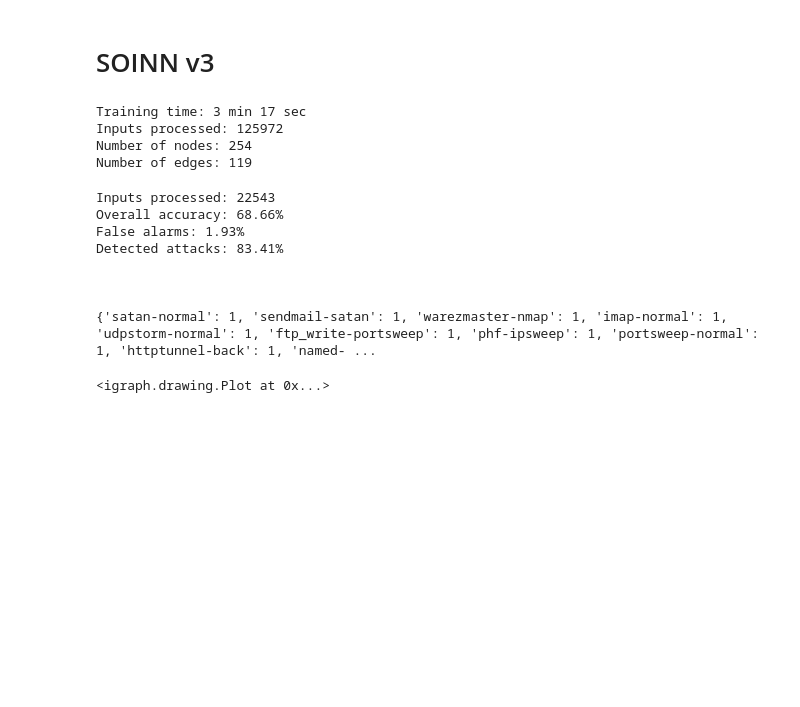
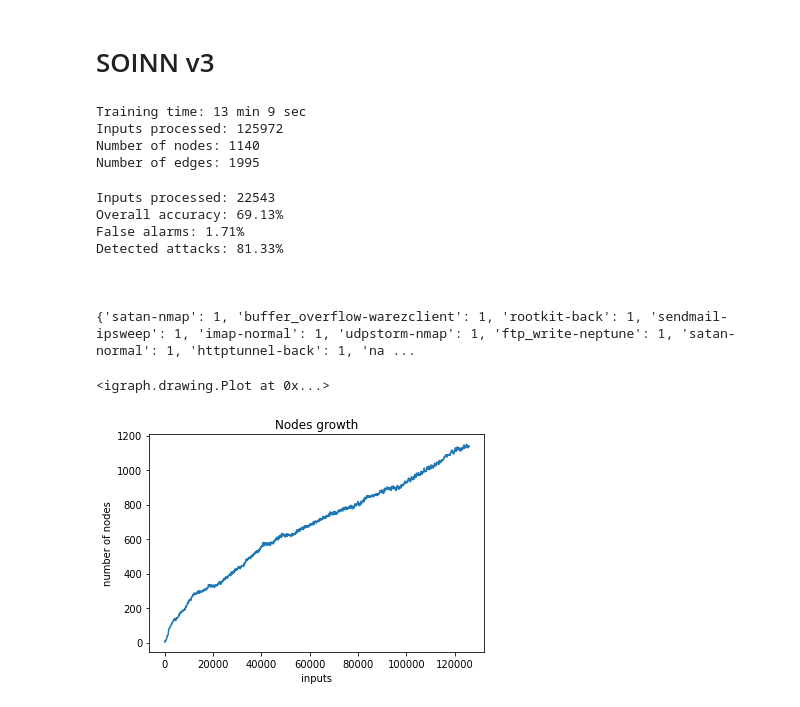
Before and after one commit to marcellorinaldo/SF-SOINN-IDS, a Jupyter notebook: nb_experiments.ipynb, the cells around one changed output. Drawn from its saved outputs; the diff is of its cells as text; code cells hidden in the pictures; blank space fills up the shorter version.

```diff
--- a/nb_experiments.ipynb
+++ b/nb_experiments.ipynb
@@ -12,6 +13,41 @@ from SOINN import ASOINN
 from SOINN import SOINN_plus
 from SOINN import SOINN_plus_v2
 from SOINN import SOINN_plus_v3
+# %%
+def run_train(s):
+    xs = []
+    n_nodes = []
+    n_edges = []
+
+    start_time = time.time()
+
+    for index, row in train.iterrows():
+        x = row.values
+        y = y_train[index]
+        s.fit_input_signal(x, y)
+        # print completed percentage
+        percent_completed = round((index / len(train))*100, 2)
+        if index % 100 == 0 or index == len(train):
+            clear_output(wait=True)
+            print(f'Processing input {index}: {percent_completed}% completed')
+            n_nodes.append(s.network.vcount())
+            n_edges.append(s.network.ecount())
+            xs.append(index)
+
+    finish_time = round(time.time() - start_time)
+    mins = round(finish_time / 60)
+    secs = finish_time % 60
+
+    clear_output(wait=True)
+    print(f'Training time: {mins} min {secs} sec')
+    print(f'Inputs processed: {index}')
+
+    n_v = s.network.vcount()
+    n_e = s.network.ecount()
+    print(f'Number of nodes: {n_v}')
+    print(f'Number of edges: {n_e}')
+
+    return xs, n_nodes, n_edges
 # %%
 def run_test(s):
     n_errors = 0
@@ -247,27 +257,35 @@ x2 = train.iloc[rand_int].values
 rand_int = random.randint(1, len(train) - 1)
 x3 = train.iloc[rand_int].values
 
-s = SOINN_plus_v3.SOINN_plus(x1, x2, x3)
+s = SOINN_plus_v3.SOINN_plus(x1, x2, x3, edge_max_age=20)
 
-run_train(s)
+xs, n_nodes, n_edges = run_train(s)
 # %% [output]
-Training time: 3 min 17 sec
+Training time: 13 min 9 sec
 Inputs processed: 125972
-Number of nodes: 254
-Number of edges: 119
+Number of nodes: 1140
+Number of edges: 1995
 # %%
 run_test(s)
 # %% [output]
 Inputs processed: 22543
-Overall accuracy: 68.66%
-False alarms: 1.93%
-Detected attacks: 83.41%
+Overall accuracy: 69.13%
+False alarms: 1.71%
+Detected attacks: 81.33%
 
 
 
-{'satan-normal': 1, 'sendmail-satan': 1, 'warezmaster-nmap': 1, 'imap-normal': 1, 'udpstorm-normal': 1, 'ftp_write-portsweep': 1, 'phf-ipsweep': 1, 'portsweep-normal': 1, 'httptunnel-back': 1, 'named- ...
+{'satan-nmap': 1, 'buffer_overflow-warezclient': 1, 'rootkit-back': 1, 'sendmail-ipsweep': 1, 'imap-normal': 1, 'udpstorm-nmap': 1, 'ftp_write-neptune': 1, 'satan-normal': 1, 'httptunnel-back': 1, 'na ...
 # %%
 s.network.layout(layout='kk')
 ig.plot(s.network, vertex_size=3, vertex_color=['blue'])
 # %% [output]
 <igraph.drawing.Plot at 0x...>
+# %%
+plt.plot(xs, n_nodes)
+plt.title('Nodes growth')
+plt.xlabel('inputs')
+plt.ylabel('number of nodes')
+plt.show()
+# %% [output]
+[figure, added]
```
Also changed, not shown: parts of 3 cells of this notebook, 1 other file.
